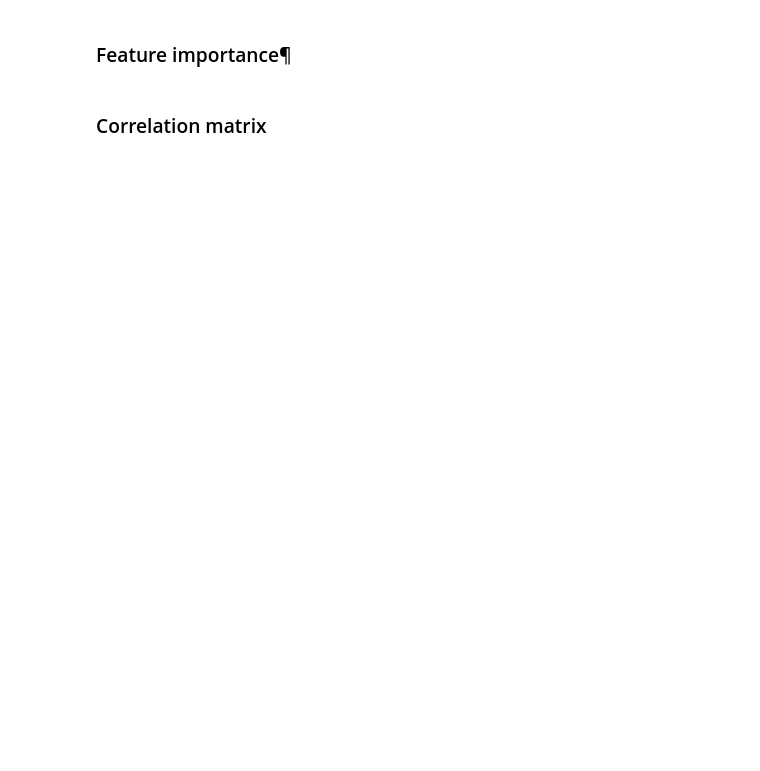
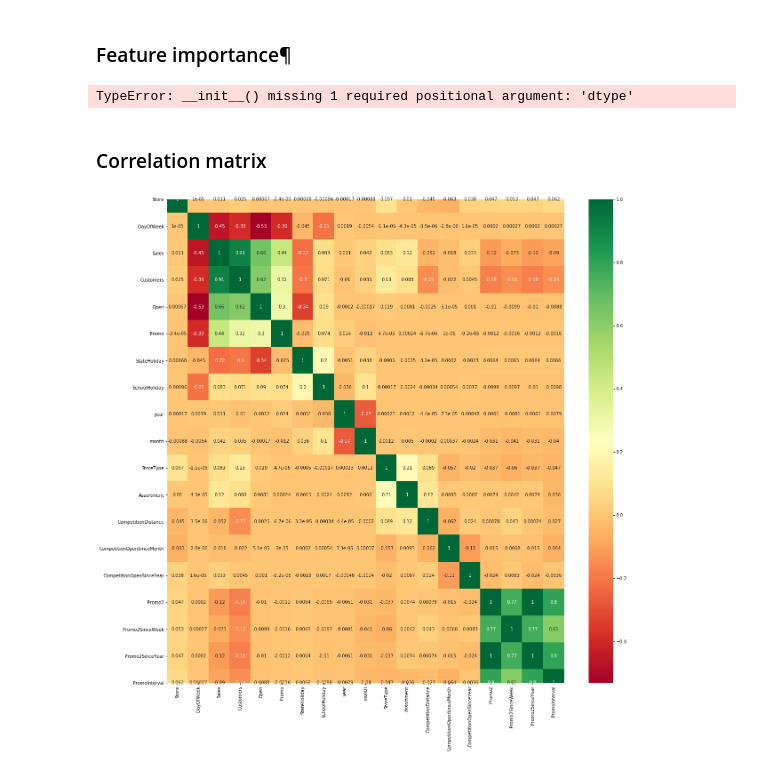
Before and after one commit to BWallyn/PredictSales, a Jupyter notebook: Analysis.ipynb, the cells around one changed output. Cells and saved outputs as stored; diff of their text form; code cells hidden in the pictures; blank space fills up the shorter version.

```diff
--- a/Analysis.ipynb
+++ b/Analysis.ipynb
@@ -304,18 +323,22 @@ print(featureScores.nlargest(10,'Score'))  # print 10 best features
 ### Feature importance¶
 # %%
 model = ExtraTreesClassifier()
-model.fit(X,y)
+model.fit(X_train, y_train)
 print(model.feature_importances_) #use inbuilt class feature_importances of tree based classifiers
 #plot graph of feature importances for better visualization
 feat_importances = pd.Series(model.feature_importances_, index=X.columns)
 feat_importances.nlargest(10).plot(kind='barh')
 plt.show()
+# %% [output]
+TypeError: __init__() missing 1 required positional argument: 'dtype'
 # %% [markdown]
 ### Correlation matrix
 # %%
 #get correlations of each features in dataset
-corrmat = train_merge.corr()
+corrmat = merge_train.corr()
 top_corr_features = corrmat.index
 plt.figure(figsize=(20,20))
 #plot heat map
-g=sns.heatmap(data[top_corr_features].corr(),annot=True,cmap="RdYlGn")
+g=sns.heatmap(merge_train[top_corr_features].corr(),annot=True,cmap="RdYlGn")
+# %% [output]
+[figure, added]
```
Also changed, not shown: parts of 8 cells of this notebook.
